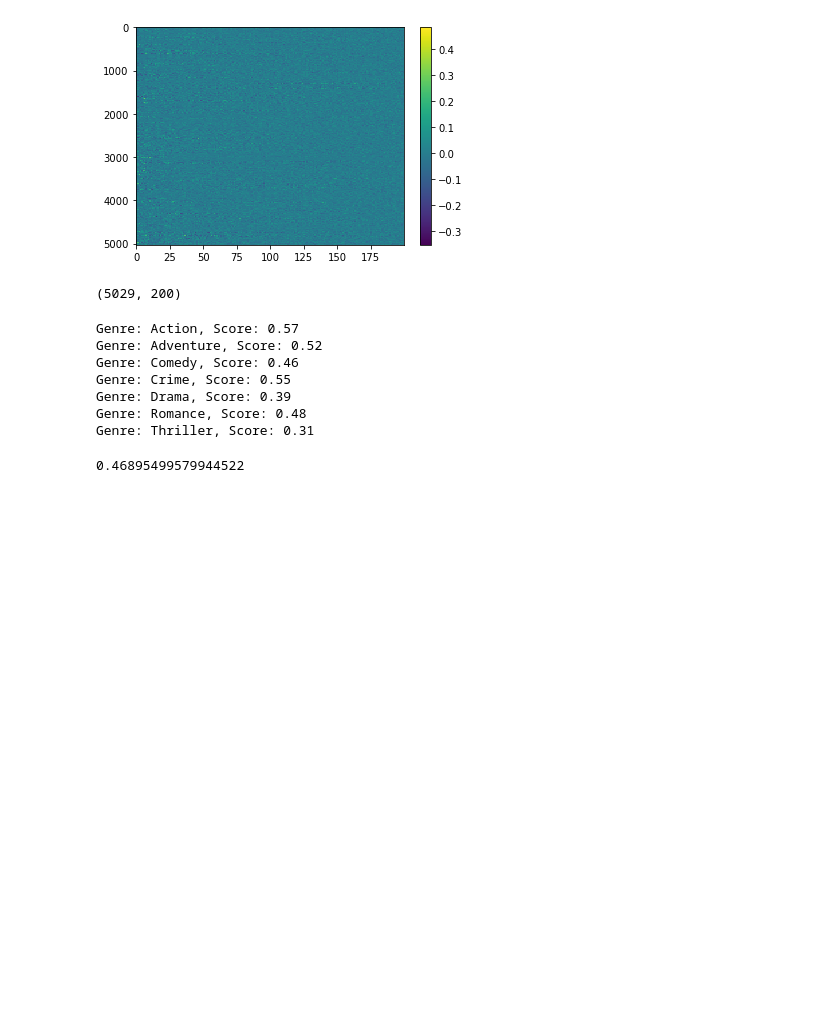
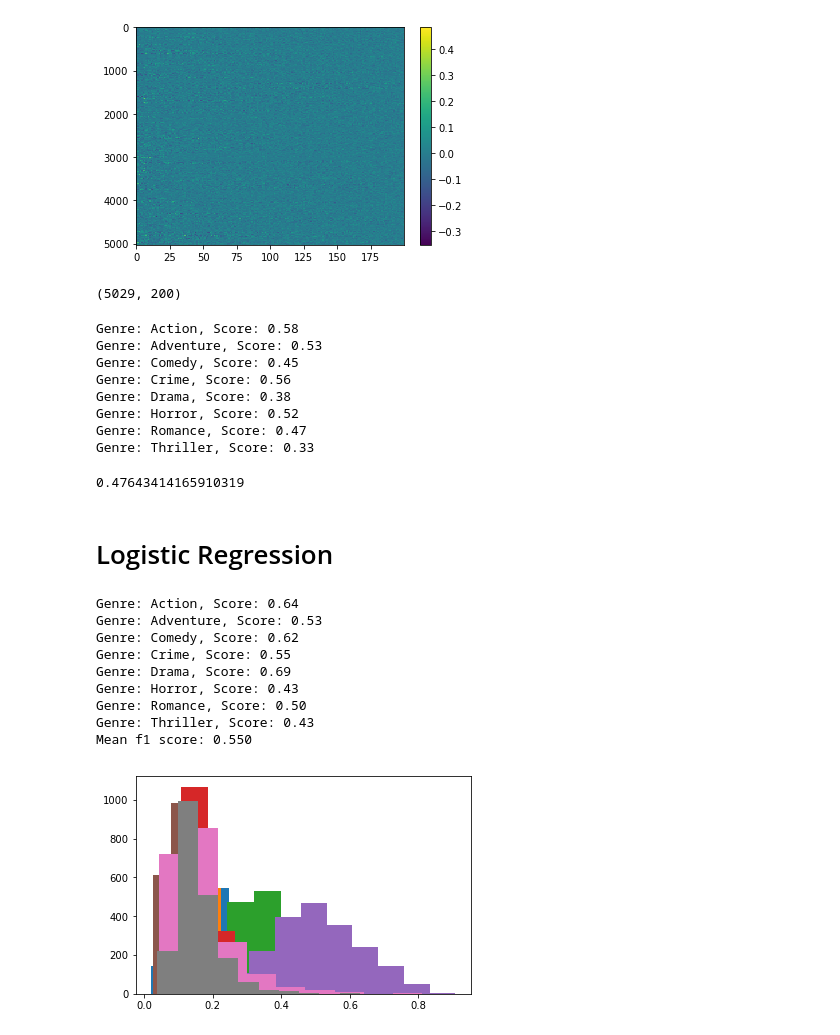
Before and after one commit to bkimmig/data-mining-project, a Jupyter notebook: notebooks/tfidf_v4.0.ipynb, the cells around one changed output. Drawn from its saved outputs; the diff is of its cells as text; code cells hidden in the pictures; blank space fills up the shorter version.

```diff
--- a/notebooks/tfidf_v4.0.ipynb
+++ b/notebooks/tfidf_v4.0.ipynb
@@ -16,6 +17,6 @@ from movie_data import MovieData
 
 %matplotlib inline
 # %%
-moviedata = MovieData(min_genre_frequency=0.05)
+moviedata = MovieData(min_genre_frequency=0.1)
 print(moviedata.genre_labels)
 # %% [output]
@@ -79,14 +81,42 @@ for i, label in enumerate(moviedata.genre_labels):
     scores.append(score)
     print("Genre: {}, Score: {:.2f}".format(label, score))
 # %% [output]
-Genre: Action, Score: 0.57
-Genre: Adventure, Score: 0.52
-Genre: Comedy, Score: 0.46
-Genre: Crime, Score: 0.55
-Genre: Drama, Score: 0.39
-Genre: Romance, Score: 0.48
-Genre: Thriller, Score: 0.31
+Genre: Action, Score: 0.58
+Genre: Adventure, Score: 0.53
+Genre: Comedy, Score: 0.45
+Genre: Crime, Score: 0.56
+Genre: Drama, Score: 0.38
+Genre: Horror, Score: 0.52
+Genre: Romance, Score: 0.47
+Genre: Thriller, Score: 0.33
 # %%
 np.mean(scores)
 # %% [output]
-0.46895499579944522
+0.47643414165910319
+# %% [markdown]
+# Logistic Regression
+# %%
+scores = []
+
+for i, label in enumerate(moviedata.genre_labels):
+    clf = LogisticRegression()
+    clf.fit(X_train, y_train[:, i])
+    y_pred_probs = clf.predict_proba(X_test)[:, 1]
+    plt.hist(y_pred_probs)
+    y_pred = np.array(y_pred_probs > np.mean(y_pred_probs), dtype=int)
+    score = f1_score(y_test[:, i], y_pred)
+    scores.append(score)
+    print("Genre: {}, Score: {:.2f}".format(label, score))
+
+print('Mean f1 score: {:.3f}'.format(np.mean(scores)))
+# %% [output]
+Genre: Action, Score: 0.64
+Genre: Adventure, Score: 0.53
+Genre: Comedy, Score: 0.62
+Genre: Crime, Score: 0.55
+Genre: Drama, Score: 0.69
+Genre: Horror, Score: 0.43
+Genre: Romance, Score: 0.50
+Genre: Thriller, Score: 0.43
+Mean f1 score: 0.550
+[figure, added]
```
Also changed, not shown: parts of 3 cells of this notebook, 1 other file.
